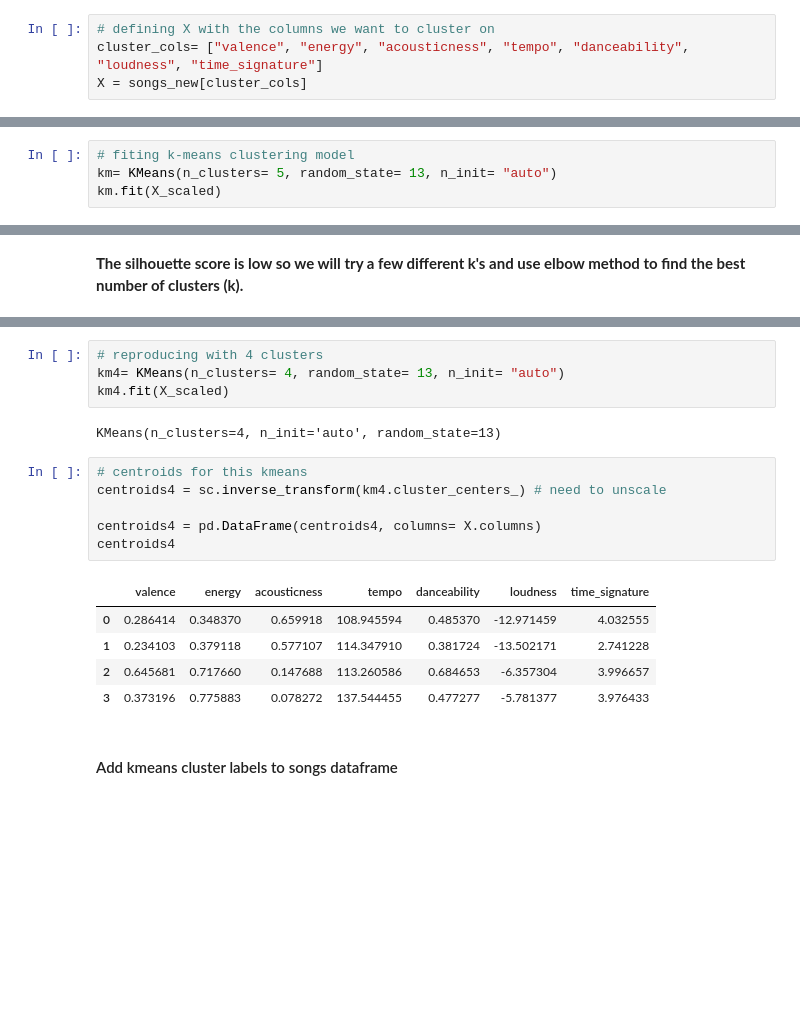
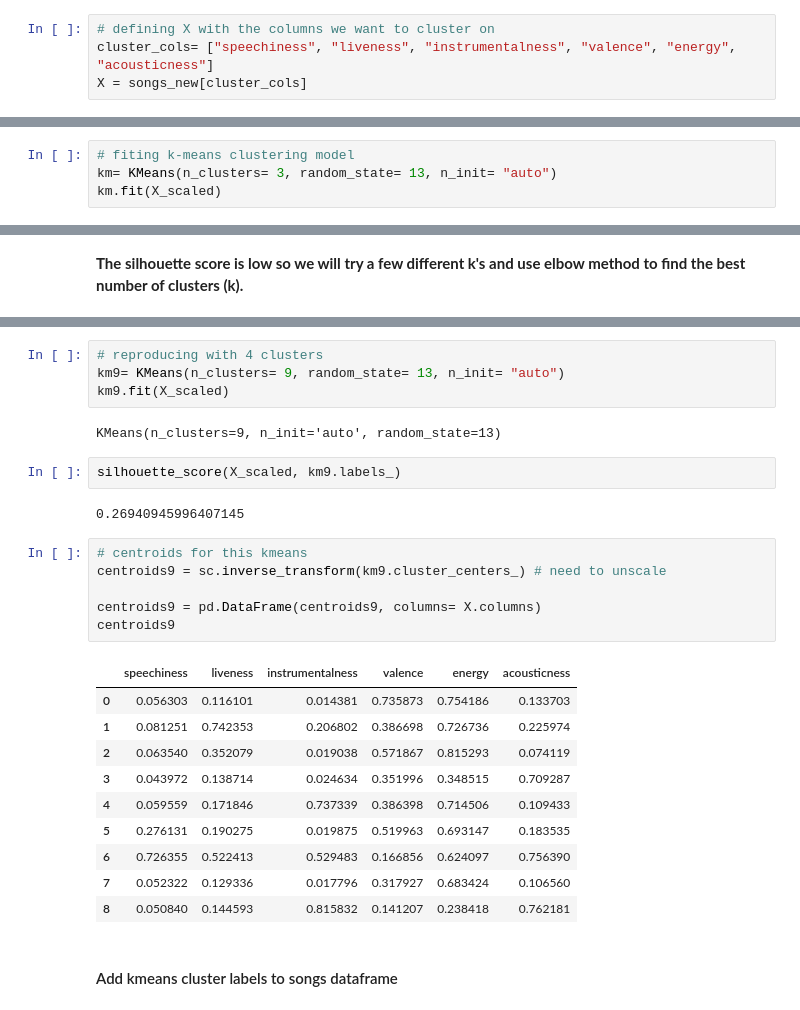
Before and after one commit to vedapatel99/song_classification_playlist_generator, a Jupyter notebook: notebooks/02_Preprocessing_EDA.ipynb, the cells around one changed output, grey strips where cells are left out. Cells and saved outputs as stored; diff of their text form; blank space fills up the shorter version.

```diff
--- a/notebooks/02_Preprocessing_EDA.ipynb
+++ b/notebooks/02_Preprocessing_EDA.ipynb
@@ -307,6 +341,6 @@ from sklearn.model_selection import GridSearchCV
 # %%
 # defining X with the columns we want to cluster on
-cluster_cols= ["valence", "energy", "acousticness", "tempo", "danceability", "loudness", "time_signature"]
+cluster_cols= ["speechiness", "liveness", "instrumentalness", "valence", "energy", "acousticness"]
 X = songs_new[cluster_cols]
 # %%
 # standard scaling to equalize the feature importance
@@ -317,6 +351,6 @@ X_scaled= sc.fit_transform(X)
 ### K Means
 # %%
 # fiting k-means clustering model
-km= KMeans(n_clusters= 5, random_state= 13, n_init= "auto")
+km= KMeans(n_clusters= 3, random_state= 13, n_init= "auto")
 km.fit(X_scaled)
 # %% [output]
@@ -363,21 +395,30 @@ plt.title("Silhouette Scores");
 # %%
 # reproducing with 4 clusters
-km4= KMeans(n_clusters= 4, random_state= 13, n_init= "auto")
-km4.fit(X_scaled)
+km9= KMeans(n_clusters= 9, random_state= 13, n_init= "auto")
+km9.fit(X_scaled)
 # %% [output]
-KMeans(n_clusters=4, n_init='auto', random_state=13)
+KMeans(n_clusters=9, n_init='auto', random_state=13)
+# %%
+silhouette_score(X_scaled, km9.labels_)
+# %% [output]
+0.26940945996407145
 # %%
 # centroids for this kmeans
-centroids4 = sc.inverse_transform(km4.cluster_centers_) # need to unscale
+centroids9 = sc.inverse_transform(km9.cluster_centers_) # need to unscale
 
-centroids4 = pd.DataFrame(centroids4, columns= X.columns)
-centroids4
+centroids9 = pd.DataFrame(centroids9, columns= X.columns)
+centroids9
 # %% [output]
-|  | valence | energy | acousticness | tempo | danceability | loudness | time_signature |
-| 0 | 0.286414 | 0.348370 | 0.659918 | 108.945594 | 0.485370 | -12.971459 | 4.032555 |
-| 1 | 0.234103 | 0.379118 | 0.577107 | 114.347910 | 0.381724 | -13.502171 | 2.741228 |
-| 2 | 0.645681 | 0.717660 | 0.147688 | 113.260586 | 0.684653 | -6.357304 | 3.996657 |
-| 3 | 0.373196 | 0.775883 | 0.078272 | 137.544455 | 0.477277 | -5.781377 | 3.976433 |
+|  | speechiness | liveness | instrumentalness | valence | energy | acousticness |
+| 0 | 0.056303 | 0.116101 | 0.014381 | 0.735873 | 0.754186 | 0.133703 |
+| 1 | 0.081251 | 0.742353 | 0.206802 | 0.386698 | 0.726736 | 0.225974 |
+| 2 | 0.063540 | 0.352079 | 0.019038 | 0.571867 | 0.815293 | 0.074119 |
+| 3 | 0.043972 | 0.138714 | 0.024634 | 0.351996 | 0.348515 | 0.709287 |
+| 4 | 0.059559 | 0.171846 | 0.737339 | 0.386398 | 0.714506 | 0.109433 |
+| 5 | 0.276131 | 0.190275 | 0.019875 | 0.519963 | 0.693147 | 0.183535 |
+| 6 | 0.726355 | 0.522413 | 0.529483 | 0.166856 | 0.624097 | 0.756390 |
+| 7 | 0.052322 | 0.129336 | 0.017796 | 0.317927 | 0.683424 | 0.106560 |
+| 8 | 0.050840 | 0.144593 | 0.815832 | 0.141207 | 0.238418 | 0.762181 |
 # %% [markdown]
 #### Add kmeans cluster labels to songs dataframe
 # %%
```
Also changed, not shown: parts of 34 cells of this notebook, 5 other files.
